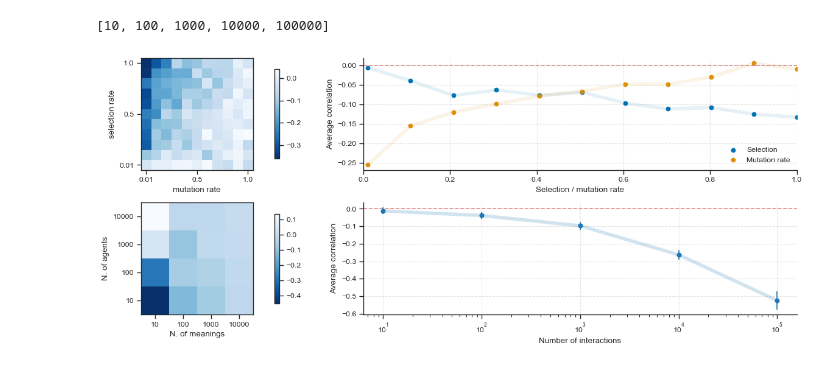
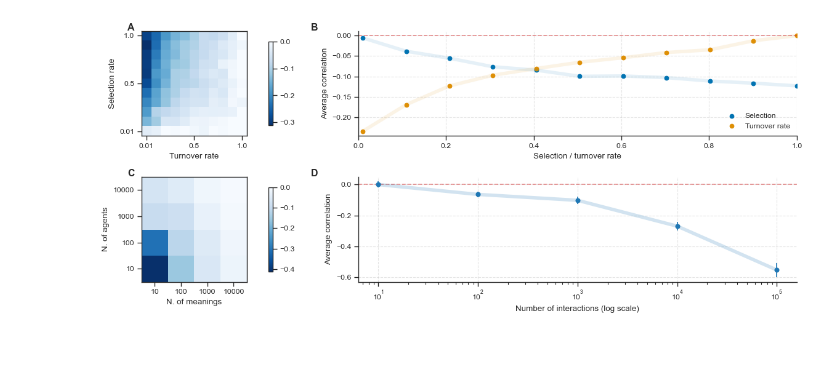
Before and after one commit to alexeykosh/2023-dripf-model, a Jupyter notebook: notebooks/model.ipynb, the cells around one changed output. Cells and saved outputs as stored; diff of their text form; code cells hidden in the pictures.

```diff
--- a/notebooks/model.ipynb
+++ b/notebooks/model.ipynb
@@ -14,7 +19,7 @@ sns.set_palette('colorblind')
 # %%
 # plot distribution of means of 1000 samples of size 100 from uniform(0, 20)
 means = []
-for _ in range(1000):
+for _ in trange(1000):
     means.append(np.mean(np.random.uniform(0, 20, 100)))
 
 plt.hist(means, bins=30, density=True)
@@ -196,7 +115,7 @@ results = np.zeros((len(selections), len(mutation_rates)))
 for i in trange(len(selections)):
     for j in range(len(mutation_rates)):
         res = []
-        for _ in range(10):
+        for _ in range(100):
             res.append(model(selections[i], mutation_rates[j]))
 
         results[i, j] = np.mean(res)
@@ -224,11 +143,11 @@ plt.show()
 n_agents_ = [10, 100, 1000, 10000]
 n_meaning_ = [10, 100, 1000, 10000]
 
-num_heatmaps = 10
+num_heatmaps = 100
 results_all = np.zeros((num_heatmaps, len(n_agents_), len(n_meaning_)))
 
-for k in range(num_heatmaps):
-    for i in trange(len(n_agents_)):
+for k in tqdm(range(num_heatmaps)):
+    for i in range(len(n_agents_)):
         for j, n_meaning in enumerate(n_meaning_):
             results_all[k, i, j] = model(0.5, 0.5, n_meanings=n_meaning, n_agents=n_agents_[i])
 # %%
@@ -241,18 +160,14 @@ results__ = defaultdict(list)
 for i in trange(len(num_of_interactions)):
     for _ in range(100):
         results__[i].append(model(0.5, 0.5, num_encounters=num_of_interactions[i]))
-# %%
-num_of_interactions
-# %% [output]
-[10, 100, 1000, 10000, 100000]
 # %%
 fig, ((ax1, ax2), (ax3, ax4)) = plt.subplots(2, 2, figsize=(15, 5))
-# letter_subplots()
+letter_subplots(yoffset=1.03)
 
 # Subplot 1: Heatmap
-im1 = ax1.imshow(results, cmap='Blues_r')
-ax1.set_xlabel('mutation rate')
-ax1.set_ylabel('selection rate')
+im1 = ax1.imshow(results, cmap='Blues_r', vmax=0)
+ax1.set_xlabel('Turnover rate')
+ax1.set_ylabel('Selection rate')
 ax1.set_xticks(np.arange(len(mutation_rates))[::5])
 ax1.set_xticklabels(np.round(mutation_rates[::5], 2))
 ax1.set_yticks(np.arange(len(selections))[::5])
@@ -263,9 +178,9 @@ fig.colorbar(im1, ax=ax1, shrink=0.8)
 # Subplot 2: Scatter plot
 ax2.scatter(selections, np.mean(results, axis=1), label='Selection')
 ax2.plot(selections, np.mean(results, axis=1), alpha=0.1, linewidth=4)
-ax2.scatter(mutation_rates, np.mean(results, axis=0), label='Mutation rate')
+ax2.scatter(mutation_rates, np.mean(results, axis=0), label='Turnover rate')
 ax2.plot(mutation_rates, np.mean(results, axis=0), alpha=0.1, linewidth=4)
-ax2.set_xlabel('Selection / mutation rate')
+ax2.set_xlabel('Selection / turnover rate')
 ax2.set_ylabel('Average correlation')
 ax2.axhline(0, color='tab:red', linestyle='--', alpha=0.5)
 ax2.legend(frameon=False)
@@ -274,37 +189,37 @@ ax2.grid(alpha=0.5, linestyle='--')
 ax2.set_xlim(0, 1)
 
 # Subplot 3: Heatmap
-im2 = ax3.imshow(results_avg, cmap='Blues_r')
+im2 = ax3.imshow(results_avg, cmap='Blues_r', vmax=0)
 ax3.set_xlabel('N. of meanings')
 ax3.set_ylabel('N. of agents')
 ax3.set_xticks(np.arange(len(n_meaning_)))
 ax3.set_xticklabels(n_meaning_)
 ax3.set_yticks(np.arange(len(n_agents_)))
 ax3.set_yticklabels(n_agents_)
 ax3.invert_yaxis()
 fig.colorbar(im2, ax=ax3, shrink=0.8)
 
 # Subplot 4: Mean per number of interactions
 means = [np.mean(results__[i]) for i in range(len(num_of_interactions))]
 sems = [stats.sem(results__[i]) for i in range(len(num_of_interactions))]
 ci_multiplier = stats.t.ppf(0.975, [len(results__[i])-1 for i in range(len(num_of_interactions))])
 ci = [sem * multiplier for sem, multiplier in zip(sems, ci_multiplier)]
 ax4.axhline(0, color='tab:red', linestyle='--', alpha=0.5)
 ax4.plot(num_of_interactions, means, color='tab:blue', linewidth=4, alpha=0.2)
 ax4.errorbar(num_of_interactions, means, yerr=ci, fmt='o', color='tab:blue')
 ax4.grid(alpha=0.5, linestyle='--')
 ax4.set_xticks(num_of_interactions)
 ax4.set_xticklabels([str(i) for i in num_of_interactions])
 ax4.set_xscale('log')
 sns.despine(ax=ax4)
-ax4.set_xlabel('Number of interactions')
+ax4.set_xlabel('Number of interactions (log scale)')
 ax4.set_ylabel('Average correlation')
 
 plt.tight_layout()
 # Save the figure in png for word
 plt.savefig('../figures/model_output_v2.png', dpi=300, bbox_inches='tight')
 # Save the figure in pdf for print
 plt.savefig('../figures/model_output_v2.pdf', bbox_inches='tight')
 plt.show()
 # %% [output]
-[figure, old version]
+[figure, new version]
```
Also changed, not shown: parts of 7 cells of this notebook, 11 other files.
